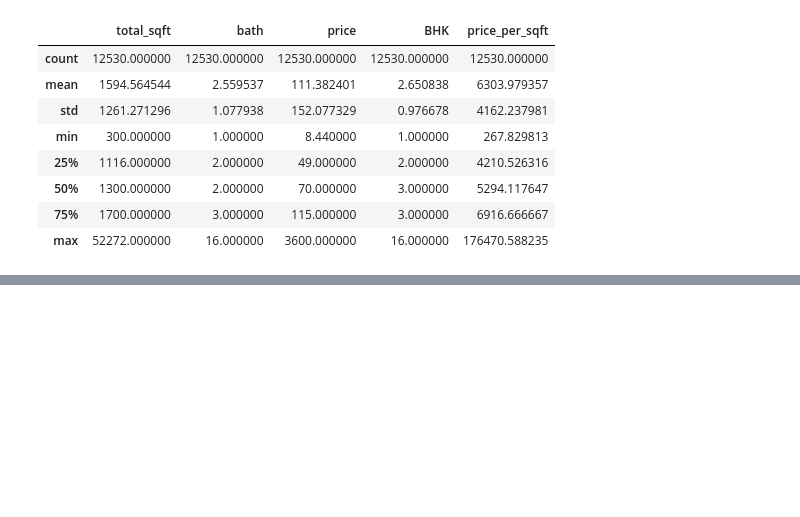
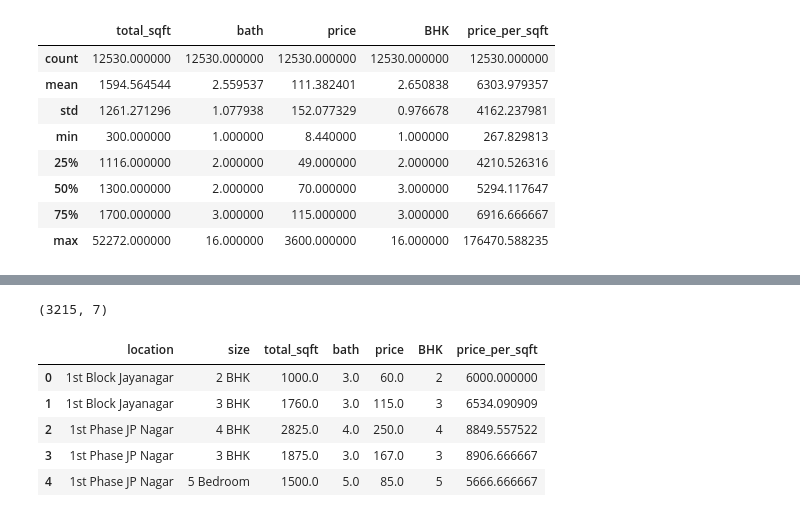
Before and after one commit to Lohi712/House_Price_Predicter, a Jupyter notebook: main.ipynb, the cells around one changed output, grey strips where cells are left out. Saved outputs shown, nothing was run; the diff lists cells and outputs as text; code cells hidden in the pictures; blank space fills up the shorter version.

```diff
--- a/main.ipynb
+++ b/main.ipynb
@@ -315 +315,37 @@ max       11.000000
 Name: BHK, dtype: float64
+# %%
+# Now removing the Outliers in BHK column
+def bhk_outlier(df):
+    exclude_indices = np.array([])
+
+    # First grouping on basis of location, so we get all bhk's of a every single place
+    for location,location_df in df.groupby('location'):
+        bhk_stats = {}
+
+        # Then we goup again on basis of BHK which will give data of each BHK type in each location and calculating the statistics
+        for bhk,bhk_df in location_df.groupby('BHK'):
+            bhk_stats[bhk] = {'mean' : np.mean(bhk_df.price_per_sqft),
+                        'std': np.std(bhk_df.price_per_sqft),
+                        'count' : bhk_df.shape[0]
+                        }
+
+        # Checking of the outlier like if the Price Per Sqft of 3 BHK is less than mean of 2 BHK's Price Per Sqft then it is an outlier
+        for bhk,bhk_df in location_df.groupby('BHK'):
+            stats = bhk_stats.get(bhk-1)
+            if stats and stats['count'] > 5:
+                exclude_indices = np.append(exclude_indices,bhk_df[bhk_df.price_per_sqft < (stats['mean'])].index.values)
+
+    # We drop those outliers
+    return df.drop(exclude_indices,axis = 'index')
+# %%
+df = bhk_outlier(df)
+print(df.shape)  # The shape of Data changed
+df.head()
+# %% [output]
+(3215, 7)
+|  | location | size | total_sqft | bath | price | BHK | price_per_sqft |
+| 0 | 1st Block Jayanagar | 2 BHK | 1000.0 | 3.0 | 60.0 | 2 | 6000.000000 |
+| 1 | 1st Block Jayanagar | 3 BHK | 1760.0 | 3.0 | 115.0 | 3 | 6534.090909 |
+| 2 | 1st Phase JP Nagar | 4 BHK | 2825.0 | 4.0 | 250.0 | 4 | 8849.557522 |
+| 3 | 1st Phase JP Nagar | 3 BHK | 1875.0 | 3.0 | 167.0 | 3 | 8906.666667 |
+| 4 | 1st Phase JP Nagar | 5 Bedroom | 1500.0 | 5.0 | 85.0 | 5 | 5666.666667 |
```
Also changed, not shown: parts of 20 cells of this notebook, 1 other file.
